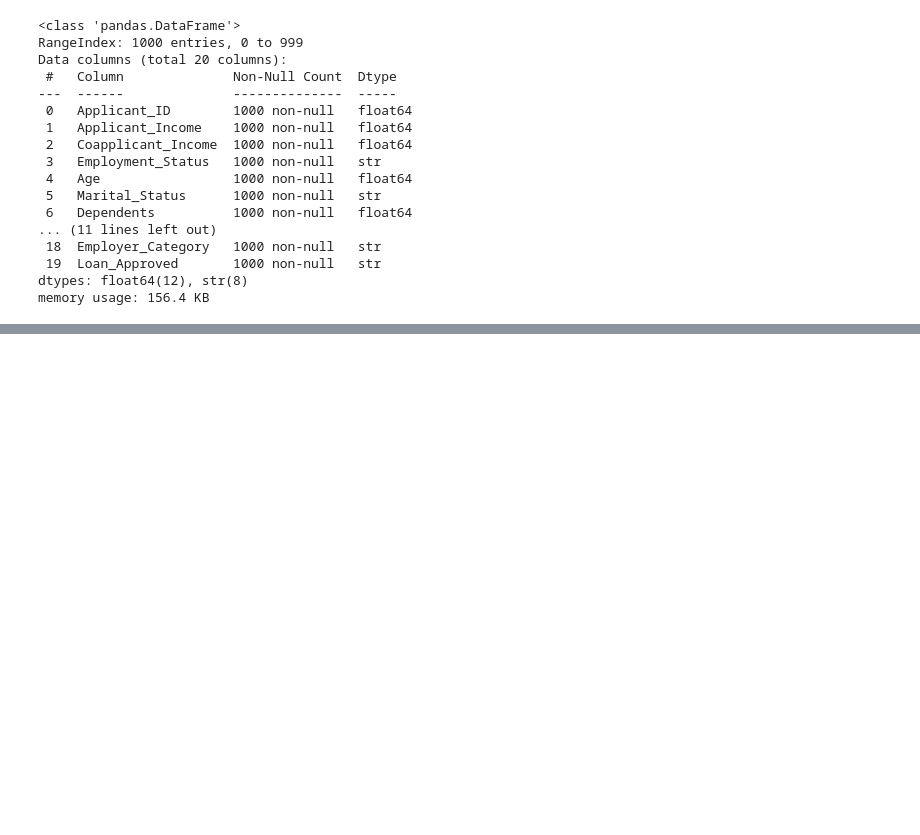
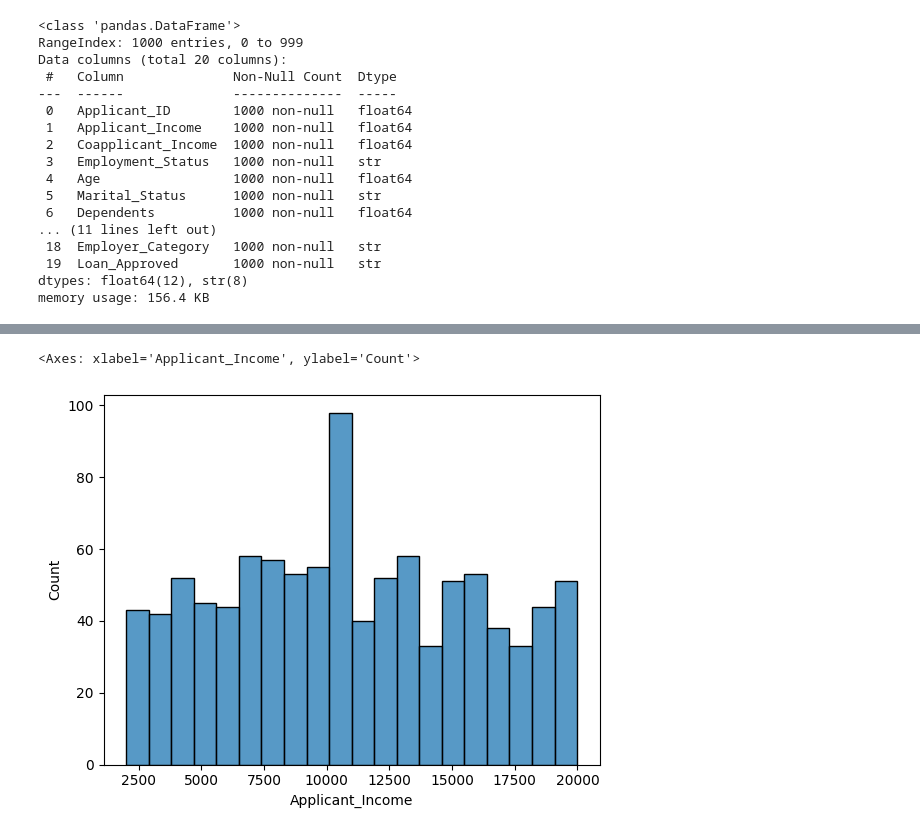
Before and after one commit to kevish2822/Machine-Learning-Foundations, a Jupyter notebook: 01_Supervised_Learning/Creditwise_Loan_Project/creditwise_loan_project.ipynb, the cells around one changed output, grey strips where cells are left out. Saved outputs shown, nothing was run; the diff lists cells and outputs as text; code cells hidden in the pictures; blank space fills up the shorter version.

```diff
--- a/01_Supervised_Learning/Creditwise_Loan_Project/creditwise_loan_project.ipynb
+++ b/01_Supervised_Learning/Creditwise_Loan_Project/creditwise_loan_project.ipynb
@@ -101,0 +128,9 @@ memory usage: 156.4 KB
+# %%
+sns.histplot(
+    data=df,
+    x = "Applicant_Income",
+    bins=20
+)
+# %% [output]
+<Axes: xlabel='Applicant_Income', ylabel='Count'>
+[figure, added]
```
Also changed, not shown: parts of 19 cells of this notebook.
